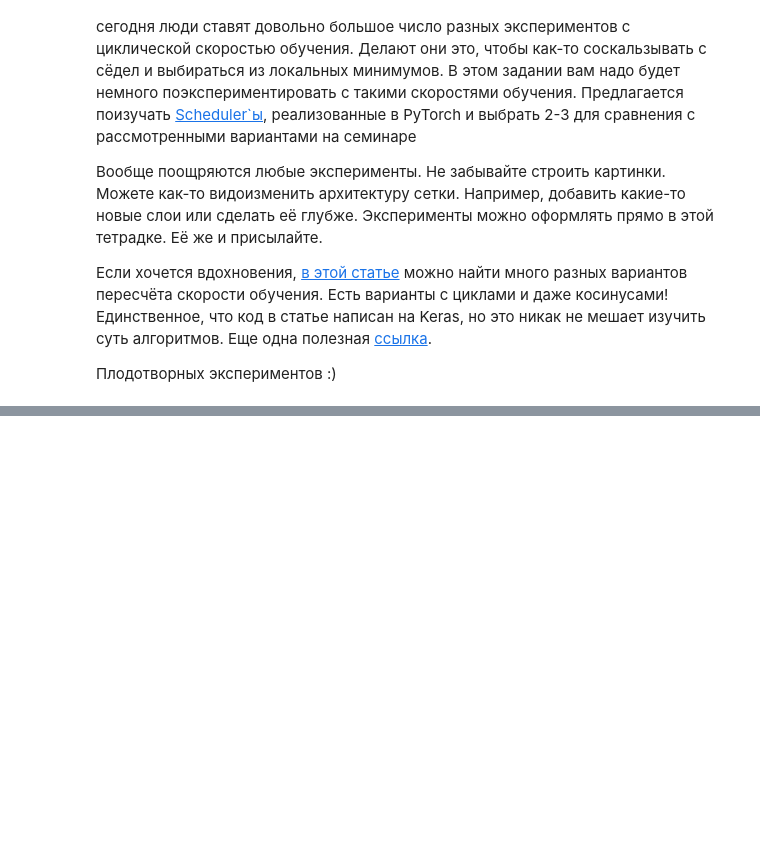
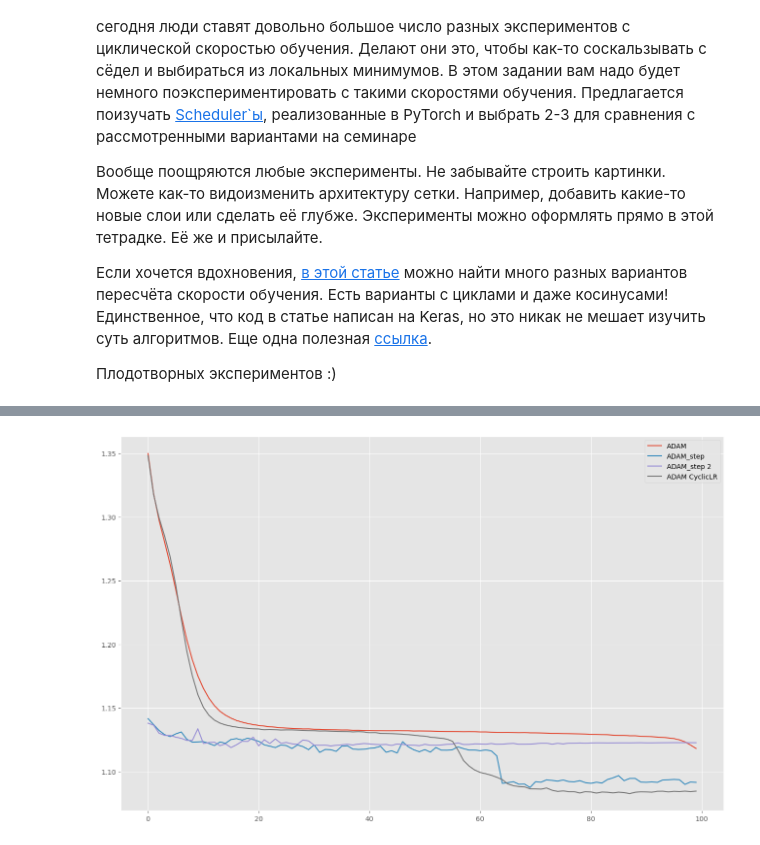
Before and after one commit to yodiiin/mag2023NN, a Jupyter notebook: 02-GradActivNormReg/02.1-GD.ipynb, the cells around one changed output, grey strips where cells are left out. Saved outputs shown, nothing was run; the diff lists cells and outputs as text; code cells hidden in the pictures; blank space fills up the shorter version.

```diff
--- a/02-GradActivNormReg/02.1-GD.ipynb
+++ b/02-GradActivNormReg/02.1-GD.ipynb
@@ -363,0 +526,7 @@ plot([('Simple SGD', valid_loss_values),
+# %%
+plot([('ADAM', valid_loss_values4),
+      ('ADAM_step', valid_loss_values5),
+      ('ADAM_step 2', valid_loss_values6),
+      ('ADAM CyclicLR', valid_loss_values7)])
+# %% [output]
+[figure, added]
```
Also changed, not shown: parts of 51 cells of this notebook.
